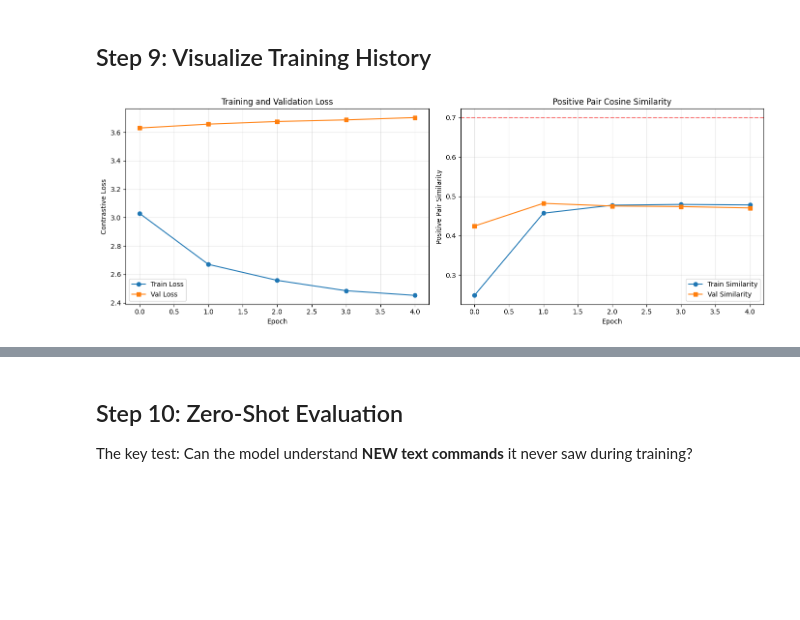
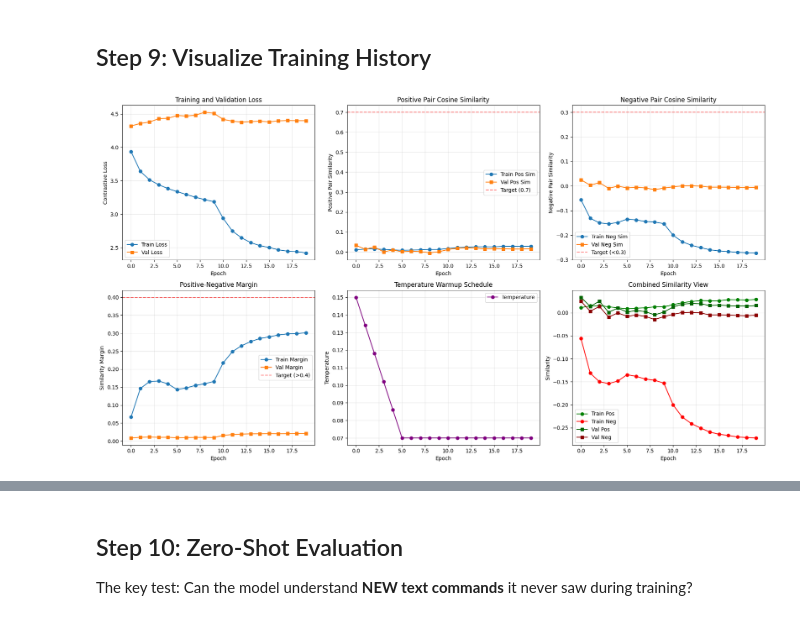
Before and after one commit to ntsrigaud/Maestro, a Jupyter notebook: notebooks/semantic_gesture_learning.ipynb, the cells around one changed output, grey strips where cells are left out. Cells and saved outputs as stored; diff of their text form; code cells hidden in the pictures; blank space fills up the shorter version.

Commit message:
chore(semantic-learning): update notebook with latest training results

```diff
--- a/notebooks/semantic_gesture_learning.ipynb
+++ b/notebooks/semantic_gesture_learning.ipynb
@@ -803,32 +934,82 @@ Epoch 5 Summary:
 # %% [markdown]
 ## Step 9: Visualize Training History
 # %%
-# Plot training curves
-fig, (ax1, ax2) = plt.subplots(1, 2, figsize=(14, 5))
+# Plot training curves - ENHANCED WITH NEW METRICS
+fig, axes = plt.subplots(2, 3, figsize=(18, 10))
 
 # Loss plot
-ax1.plot(history['train_loss'], label='Train Loss', marker='o')
-ax1.plot(history['val_loss'], label='Val Loss', marker='s')
-ax1.set_xlabel('Epoch')
-ax1.set_ylabel('Contrastive Loss')
-ax1.set_title('Training and Validation Loss')
-ax1.legend()
-ax1.grid(True, alpha=0.3)
+axes[0, 0].plot(history['train_loss'], label='Train Loss', marker='o')
+axes[0, 0].plot(history['val_loss'], label='Val Loss', marker='s')
+axes[0, 0].set_xlabel('Epoch')
+axes[0, 0].set_ylabel('Contrastive Loss')
+axes[0, 0].set_title('Training and Validation Loss')
+axes[0, 0].legend()
+axes[0, 0].grid(True, alpha=0.3)
 
-# Similarity plot
-ax2.plot(history['train_similarity'], label='Train Similarity', marker='o')
-ax2.plot(history['val_similarity'], label='Val Similarity', marker='s')
-ax2.set_xlabel('Epoch')
-ax2.set_ylabel('Positive Pair Similarity')
-ax2.set_title('Positive Pair Cosine Similarity')
-ax2.legend()
-ax2.grid(True, alpha=0.3)
-ax2.axhline(y=0.7, color='r', linestyle='--', alpha=0.5, label='Target (0.7)')
+# Positive similarity plot
+axes[0, 1].plot(history['train_pos_sim'], label='Train Pos Sim', marker='o')
+axes[0, 1].plot(history['val_pos_sim'], label='Val Pos Sim', marker='s')
+axes[0, 1].set_xlabel('Epoch')
+axes[0, 1].set_ylabel('Positive Pair Similarity')
+axes[0, 1].set_title('Positive Pair Cosine Similarity')
+axes[0, 1].axhline(y=0.7, color='r', linestyle='--', alpha=0.5, label='Target (0.7)')
+axes[0, 1].legend()
+axes[0, 1].grid(True, alpha=0.3)
+
+# Negative similarity plot
+axes[0, 2].plot(history['train_neg_sim'], label='Train Neg Sim', marker='o')
+axes[0, 2].plot(history['val_neg_sim'], label='Val Neg Sim', marker='s')
+axes[0, 2].set_xlabel('Epoch')
+axes[0, 2].set_ylabel('Negative Pair Similarity')
+axes[0, 2].set_title('Negative Pair Cosine Similarity')
+axes[0, 2].axhline(y=0.3, color='r', linestyle='--', alpha=0.5, label='Target (<0.3)')
+axes[0, 2].legend()
+axes[0, 2].grid(True, alpha=0.3)
+
+# Margin plot (Positive - Negative)
+axes[1, 0].plot(history['train_margin'], label='Train Margin', marker='o')
+axes[1, 0].plot(history['val_margin'], label='Val Margin', marker='s')
+axes[1, 0].set_xlabel('Epoch')
+axes[1, 0].set_ylabel('Similarity Margin')
+axes[1, 0].set_title('Positive-Negative Margin')
+axes[1, 0].axhline(y=0.4, color='r', linestyle='--', alpha=0.5, label='Target (>0.4)')
+axes[1, 0].legend()
+axes[1, 0].grid(True, alpha=0.3)
+
+# Temperature schedule
+axes[1, 1].plot(history['temperature'], label='Temperature', marker='o', color='purple')
+axes[1, 1].set_xlabel('Epoch')
+axes[1, 1].set_ylabel('Temperature')
+axes[1, 1].set_title('Temperature Warmup Schedule')
+axes[1, 1].legend()
+axes[1, 1].grid(True, alpha=0.3)
+
+# Combined similarity view
+axes[1, 2].plot(history['train_pos_sim'], label='Train Pos', marker='o', color='green')
+axes[1, 2].plot(history['train_neg_sim'], label='Train Neg', marker='o', color='red')
+axes[1, 2].plot(history['val_pos_sim'], label='Val Pos', marker='s', color='darkgreen')
+axes[1, 2].plot(history['val_neg_sim'], label='Val Neg', marker='s', color='darkred')
+axes[1, 2].set_xlabel('Epoch')
+axes[1, 2].set_ylabel('Similarity')
+axes[1, 2].set_title('Combined Similarity View')
+axes[1, 2].legend()
+axes[1, 2].grid(True, alpha=0.3)
 
 plt.tight_layout()
 plt.savefig('semantic_training_history.png', dpi=150, bbox_inches='tight')
 plt.show()
 print("✓ Saved semantic_training_history.png")
+
+# Print final metrics summary
+print("\n" + "=" * 70)
+print("FINAL TRAINING METRICS")
+print("=" * 70)
+print(f"Best Validation Loss: {best_val_loss:.4f}")
+print(f"Final Positive Similarity: {history['val_pos_sim'][-1]:.3f} (target: >0.7)")
+print(f"Final Negative Similarity: {history['val_neg_sim'][-1]:.3f} (target: <0.3)")
+print(f"Final Margin: {history['val_margin'][-1]:.3f} (target: >0.4)")
+print(f"Final Temperature: {history['temperature'][-1]:.4f}")
+print("=" * 70)
 # %% [output]
-[figure, old version]
+[figure, new version]
 ✓ Saved semantic_training_history.png
```
Also changed, not shown: parts of 10 cells of this notebook.
